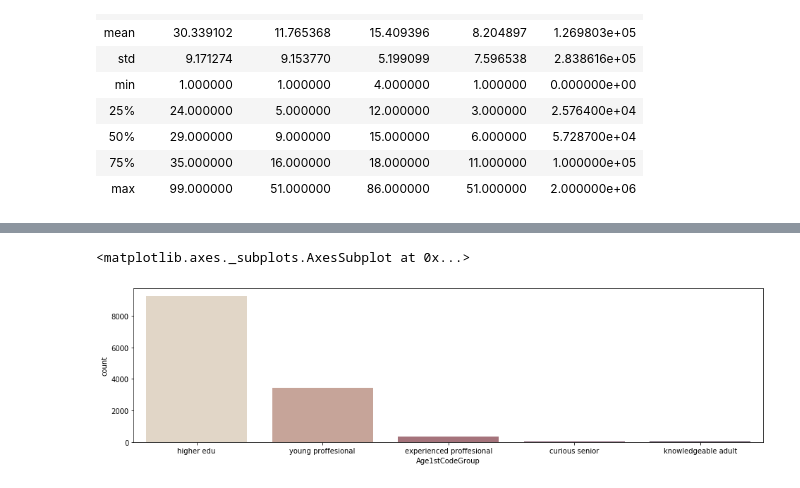
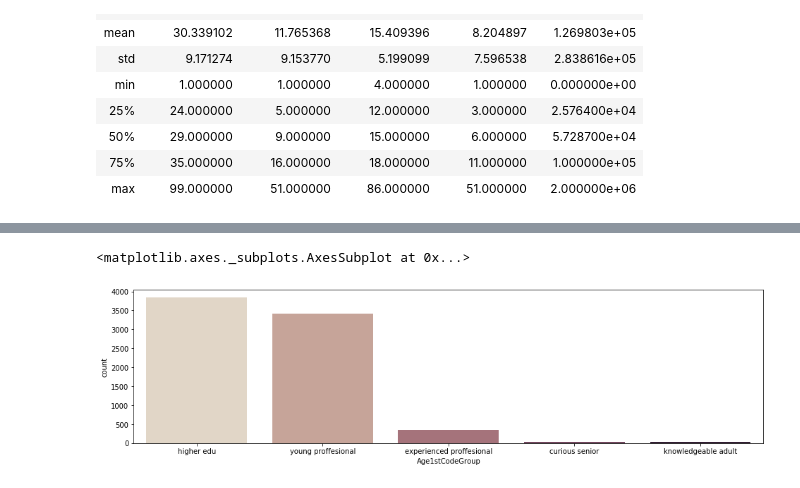
Before and after one commit to imInez/never_too_late, a Jupyter notebook: never_too_late.ipynb, the cells around one changed output, grey strips where cells are left out. Cells and saved outputs as stored; diff of their text form; code cells hidden in the pictures.

Commit message:
Data cleaning

```diff
--- a/never_too_late.ipynb
+++ b/never_too_late.ipynb
@@ -127,3 +118,7 @@ df.describe()
+# %%
+df_org = df
+# %%
+df=df_org
 # %%
 def make_conditions(column, is_general=False):
     if is_general is False:
@@ -156,2 +209,2 @@ px.pie(df.loc[:, 'Age1stGeneralGroup'].value_counts(), values=df.loc[:, 'Age1stG
 # %%
-df_adults = df[df['Age1stGeneralGroup']=='adult']
+df_ls = df[df['Age1stGeneralGroup']=='adult']
@@ -158,7 +239,12 @@ df_adults = df[df['Age1stGeneralGroup']=='adult']
+# %%
+# get ppl who started at uni but only code late,
+# remove rest who started at uni
+highedu_filter = df_ls['Age1stCodeGroup']=='higher edu'
+yearscode_filter = (df_ls['YearsCode'] < df_ls['Age'] - df_ls['Age1stCode'])
+df_ls = df_ls[(highedu_filter & yearscode_filter) | ~highedu_filter]
 # %%
-# for adults, how does it ?group?
 plt.figure(figsize=(16,4))
-sns.countplot(x='Age1stCodeGroup', palette="ch:.25", data=df_adults)
+sns.countplot(x='Age1stCodeGroup', palette="ch:.25", data=df_ls)
 # %% [output]
 <matplotlib.axes._subplots.AxesSubplot at 0x...>
-[figure, old version]
+[figure, new version]
```
Also changed, not shown: parts of 36 cells of this notebook.
